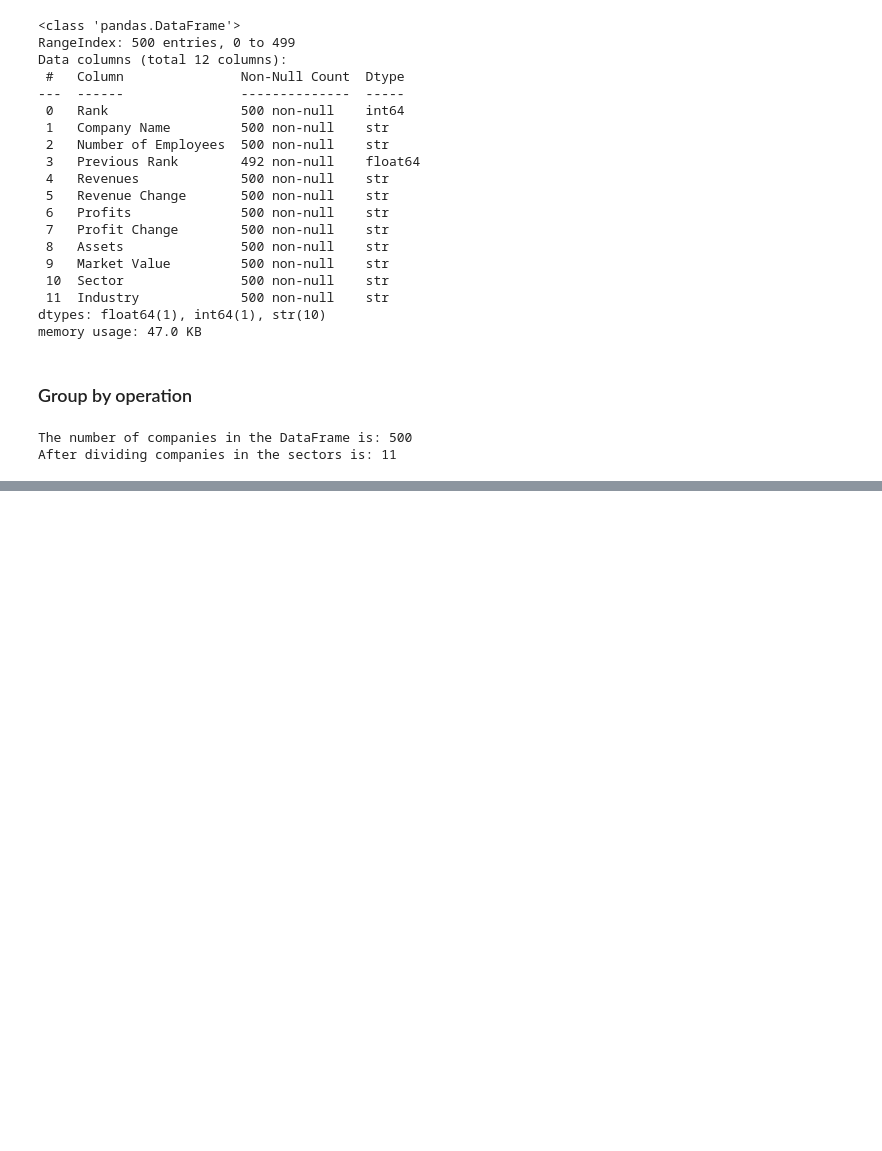
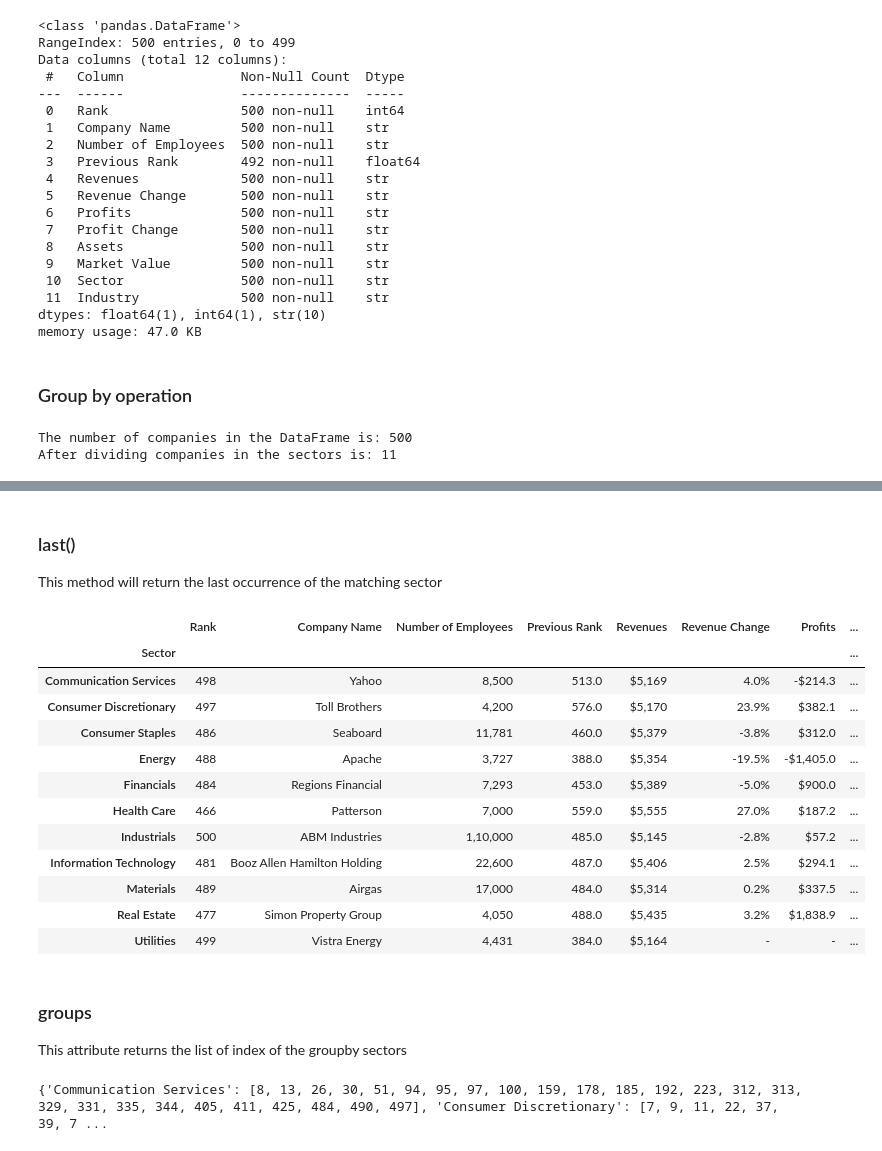
Before and after one commit to Zafar-Ashfak/Pandas, a Jupyter notebook: groupby_on_companies.ipynb, the cells around one changed output, grey strips where cells are left out. Saved outputs shown, nothing was run; the diff lists cells and outputs as text; code cells hidden in the pictures; blank space fills up the shorter version.

```diff
--- a/groupby_on_companies.ipynb
+++ b/groupby_on_companies.ipynb
@@ -77,0 +119,26 @@ After dividing companies in the sectors is: 11
+# %% [markdown]
+### last()
+This method will return the last occurrence of the matching sector
+# %%
+sectors.last()
+# %% [output]
+|  | Rank | Company Name | Number of Employees | Previous Rank | Revenues | Revenue Change | Profits | ... |
+| Sector |  |  |  |  |  |  |  | ... |
+| Communication Services | 498 | Yahoo | 8,500 | 513.0 | $5,169 | 4.0% | -$214.3 | ... |
+| Consumer Discretionary | 497 | Toll Brothers | 4,200 | 576.0 | $5,170 | 23.9% | $382.1 | ... |
+| Consumer Staples | 486 | Seaboard | 11,781 | 460.0 | $5,379 | -3.8% | $312.0 | ... |
+| Energy | 488 | Apache | 3,727 | 388.0 | $5,354 | -19.5% | -$1,405.0 | ... |
+| Financials | 484 | Regions Financial | 7,293 | 453.0 | $5,389 | -5.0% | $900.0 | ... |
+| Health Care | 466 | Patterson | 7,000 | 559.0 | $5,555 | 27.0% | $187.2 | ... |
+| Industrials | 500 | ABM Industries | 1,10,000 | 485.0 | $5,145 | -2.8% | $57.2 | ... |
+| Information Technology | 481 | Booz Allen Hamilton Holding | 22,600 | 487.0 | $5,406 | 2.5% | $294.1 | ... |
+| Materials | 489 | Airgas | 17,000 | 484.0 | $5,314 | 0.2% | $337.5 | ... |
+| Real Estate | 477 | Simon Property Group | 4,050 | 488.0 | $5,435 | 3.2% | $1,838.9 | ... |
+| Utilities | 499 | Vistra Energy | 4,431 | 384.0 | $5,164 | - | - | ... |
+# %% [markdown]
+### groups
+This attribute returns the list of index of the groupby sectors
+# %%
+sectors.groups
+# %% [output]
+{'Communication Services': [8, 13, 26, 30, 51, 94, 95, 97, 100, 159, 178, 185, 192, 223, 312, 313, 329, 331, 335, 344, 405, 411, 425, 484, 490, 497], 'Consumer Discretionary': [7, 9, 11, 22, 37, 39, 7 ...
```
Also changed, not shown: parts of 12 cells of this notebook.
